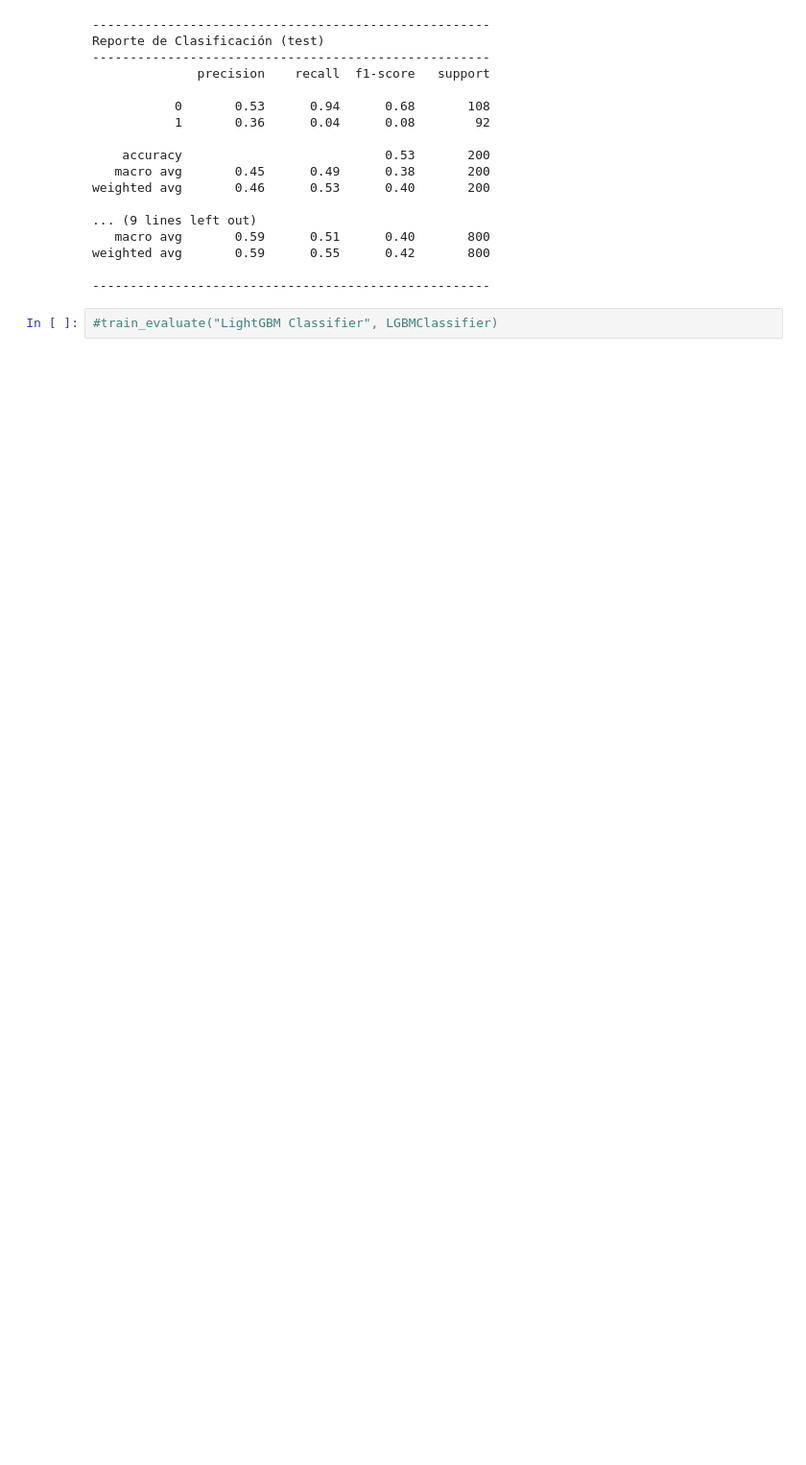
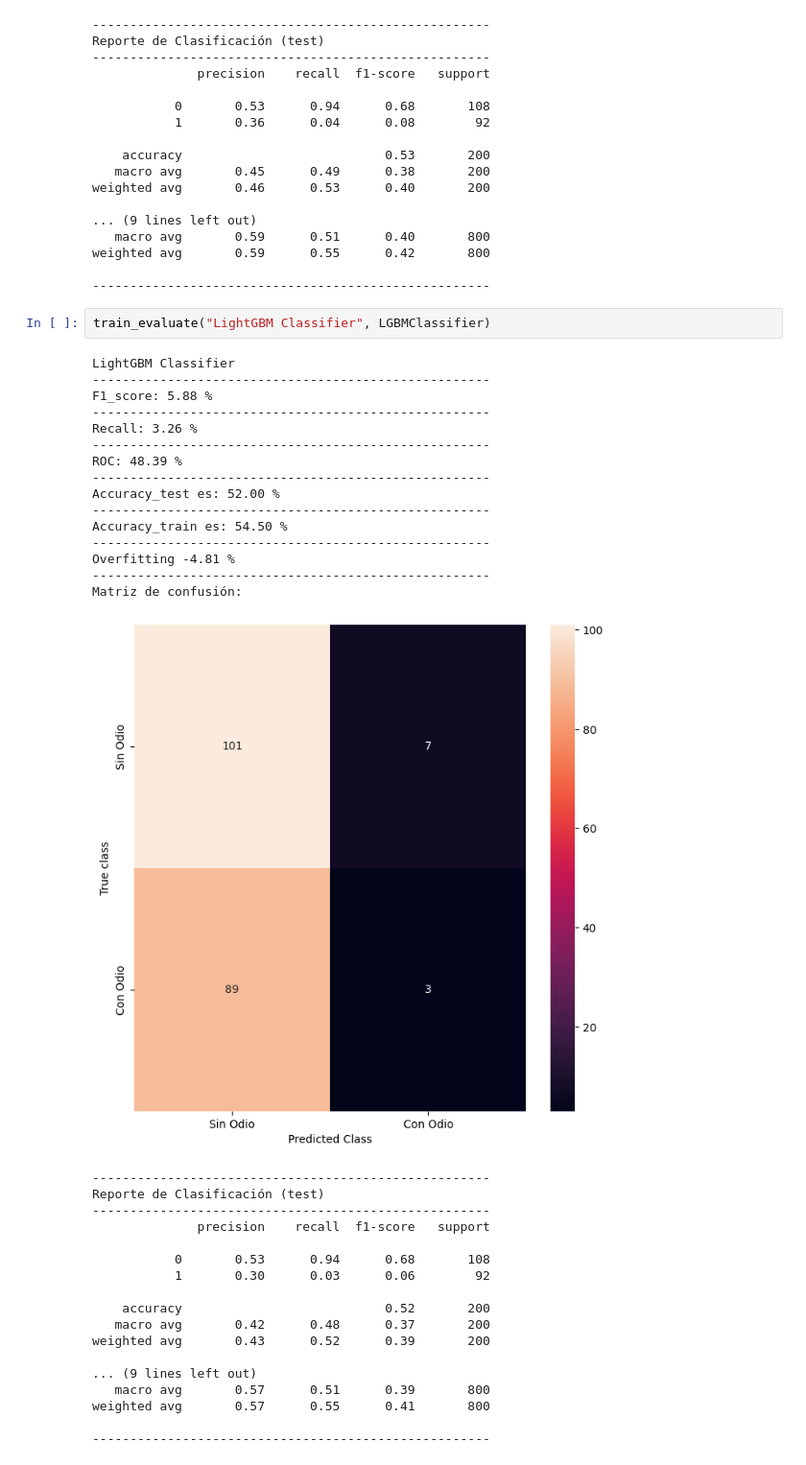
Before and after one commit to stph89/NLP_hate_detection_YouTube, a Jupyter notebook: Toxico.ipynb, the cells around one changed output. Shown at 96% size. Saved outputs shown, nothing was run; the diff lists cells and outputs as text; blank space fills up the shorter version.

```diff
--- a/Toxico.ipynb
+++ b/Toxico.ipynb
@@ -1069,4 +1067,38 @@ weighted avg       0.59      0.55      0.42       800
 
 -----------------------------------------------------
 # %%
-#train_evaluate("LightGBM Classifier", LGBMClassifier)
+train_evaluate("LightGBM Classifier", LGBMClassifier)
+# %% [output]
+LightGBM Classifier
+-----------------------------------------------------
+F1_score: 5.88 %
+-----------------------------------------------------
+Recall: 3.26 %
+-----------------------------------------------------
+ROC: 48.39 %
+-----------------------------------------------------
+Accuracy_test es: 52.00 %
+-----------------------------------------------------
+Accuracy_train es: 54.50 %
+-----------------------------------------------------
+Overfitting -4.81 %
+-----------------------------------------------------
+Matriz de confusión:
+[figure, added]
+-----------------------------------------------------
+Reporte de Clasificación (test)
+-----------------------------------------------------
+              precision    recall  f1-score   support
+
+           0       0.53      0.94      0.68       108
+           1       0.30      0.03      0.06        92
+
+    accuracy                           0.52       200
+   macro avg       0.42      0.48      0.37       200
+weighted avg       0.43      0.52      0.39       200
+
+... (9 lines left out)
+   macro avg       0.57      0.51      0.39       800
+weighted avg       0.57      0.55      0.41       800
+
+-----------------------------------------------------
```
Also changed, not shown: parts of 8 cells of this notebook, 4 other files.
